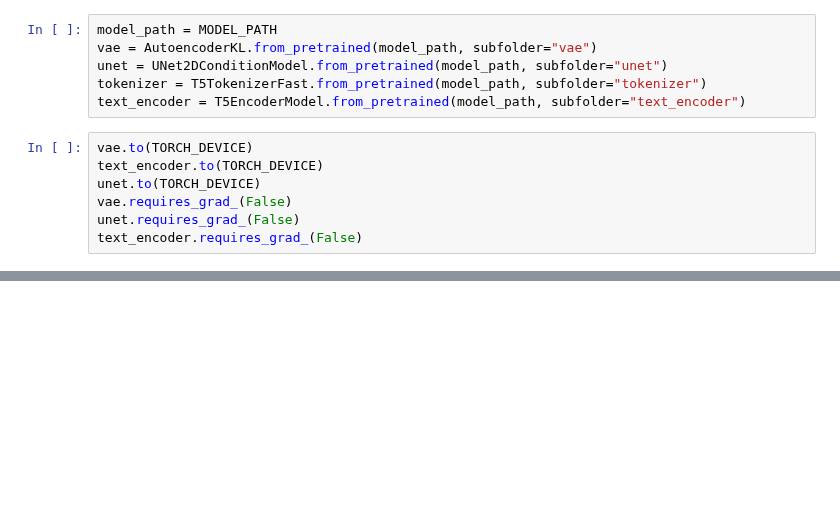
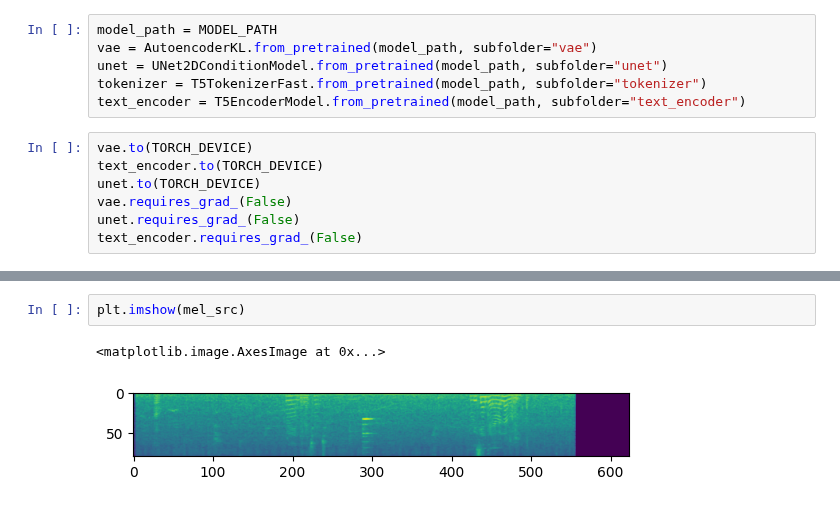
Before and after one commit to HeCheng0625/AudioEditing, a Jupyter notebook: baseline.ipynb, the cells around one changed output, grey strips where cells are left out. Drawn from its saved outputs; the diff is of its cells as text; blank space fills up the shorter version.

```diff
--- a/baseline.ipynb
+++ b/baseline.ipynb
@@ -115,0 +117,5 @@ plt.imshow(res)
+# %%
+plt.imshow(mel_src)
+# %% [output]
+<matplotlib.image.AxesImage at 0x...>
+[figure, added]
```
Also changed, not shown: parts of 5 cells of this notebook, 7 other files.
